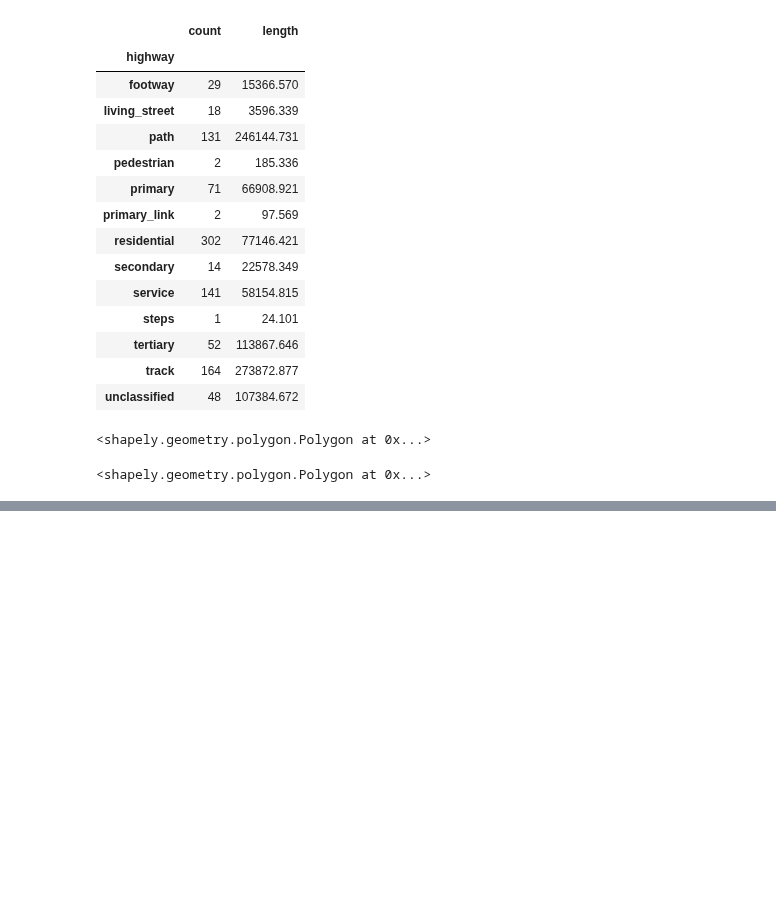
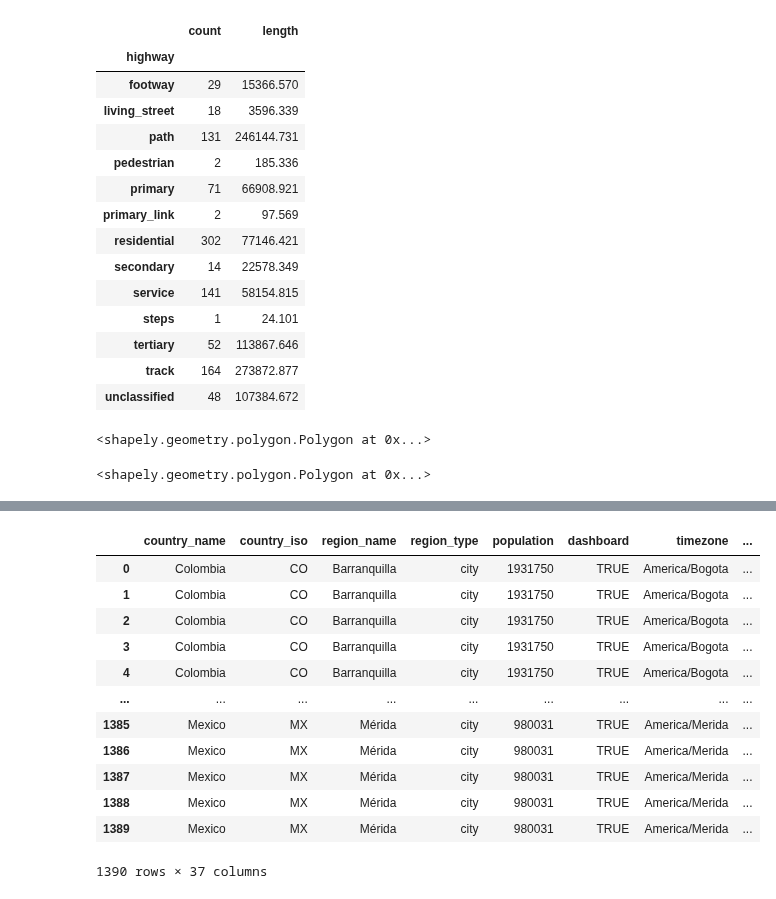
Before and after one commit to EL-BID/IDB-IDB-Invest-Coronavirus-Impact-Dashboard, a Jupyter notebook: notebooks/Playground.ipynb, the cells around one changed output, grey strips where cells are left out. Saved outputs shown, nothing was run; the diff lists cells and outputs as text; code cells hidden in the pictures; blank space fills up the shorter version.

```diff
--- a/notebooks/Playground.ipynb
+++ b/notebooks/Playground.ipynb
@@ -797,0 +904,31 @@ daily.iplot()
+# %%
+data = pd.read_sql_query("""
+select
+    *
+from spd_sdv_waze_corona.dev_daily_daily
+""", conn)
+# %%
+def get_hours(_df, data):
+
+    return pd.DataFrame(
+        [{'date_filter': '|'.join([d.tz_localize(timezone, ambiguous=False, nonexistent='shift_backward').astimezone('UTC').strftime('%Y%m%d%H')
+                                       for d in list(_df['date'])]),
+      'from_table': _df['from_table'].unique()[0],
+      'timezone': timezone}
+        for timezone in data['timezone'].unique()])
+# %%
+dates = pd.Series(
+        utils.get_query_dates(
+            config['daily_interval']['start'],
+            config['daily_interval']['end']),
+        name='date').to_frame()
+
+dates['from_table'] = np.where(dates['date'] < pd.to_datetime(config['daily_table']['break_date']),
+                          config['daily_table']['before'],
+                          config['daily_table']['after'])
+
+dates['date_slug'] = dates['date'].apply(lambda x: x.strftime(config["daily_aggregation"]))
+
+dates = dates.groupby('date_slug').apply(lambda x: get_hours(x, data)).reset_index().drop('level_1', 1)
+# %%
+data = pd.merge(data, dates, on='timezone')
@@ -797,0 +1033,16 @@ daily.iplot()
+# %%
+data
+# %% [output]
+|  | country_name | country_iso | region_name | region_type | population | dashboard | timezone | ... |
+| 0 | Colombia | CO | Barranquilla | city | 1931750 | TRUE | America/Bogota | ... |
+| 1 | Colombia | CO | Barranquilla | city | 1931750 | TRUE | America/Bogota | ... |
+| 2 | Colombia | CO | Barranquilla | city | 1931750 | TRUE | America/Bogota | ... |
+| 3 | Colombia | CO | Barranquilla | city | 1931750 | TRUE | America/Bogota | ... |
+| 4 | Colombia | CO | Barranquilla | city | 1931750 | TRUE | America/Bogota | ... |
+| ... | ... | ... | ... | ... | ... | ... | ... | ... |
+| 1385 | Mexico | MX | Mérida | city | 980031 | TRUE | America/Merida | ... |
+| 1386 | Mexico | MX | Mérida | city | 980031 | TRUE | America/Merida | ... |
+| 1387 | Mexico | MX | Mérida | city | 980031 | TRUE | America/Merida | ... |
+| 1388 | Mexico | MX | Mérida | city | 980031 | TRUE | America/Merida | ... |
+| 1389 | Mexico | MX | Mérida | city | 980031 | TRUE | America/Merida | ... |
+1390 rows × 37 columns
```
Also changed, not shown: parts of 42 cells of this notebook, 6 other files.
